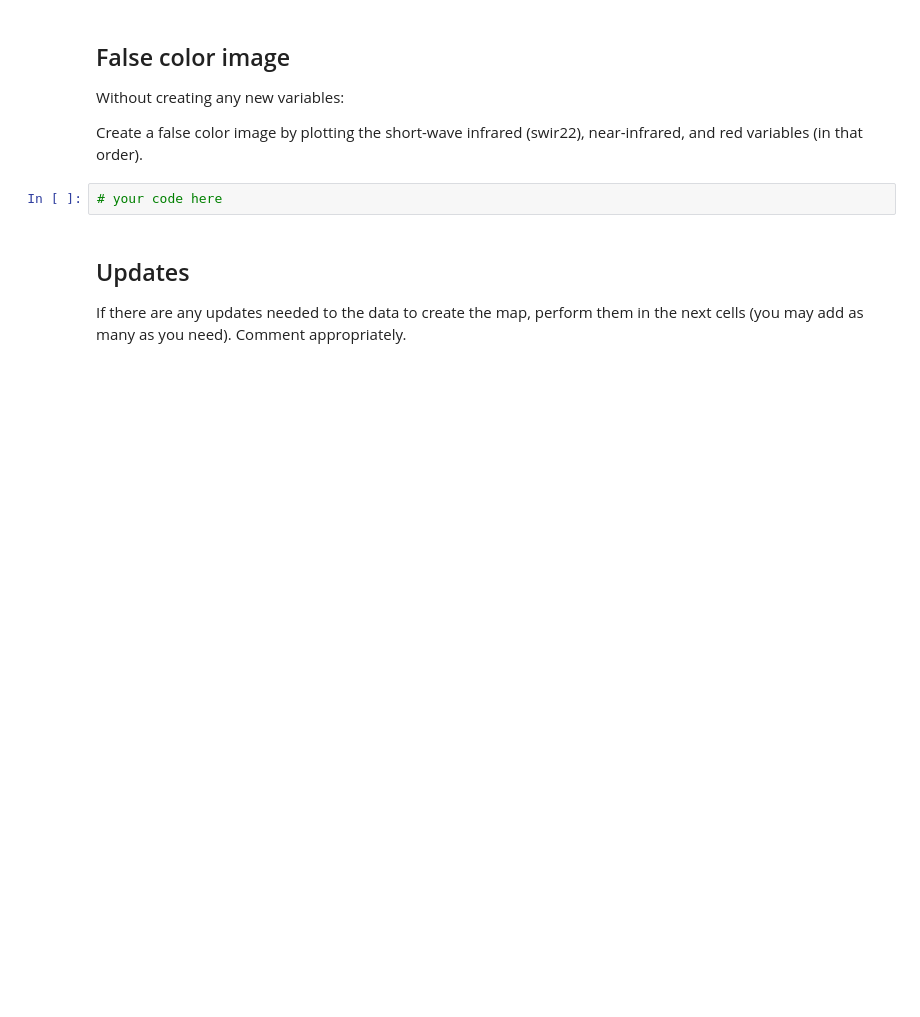
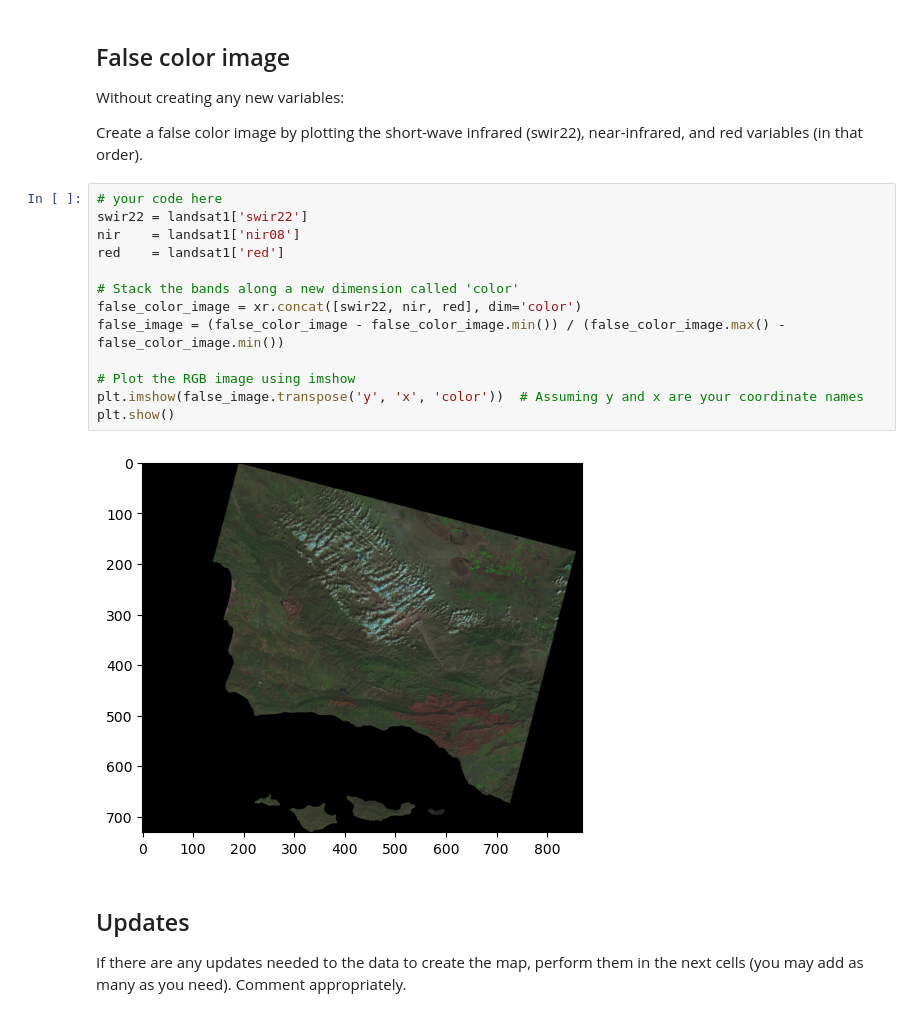
Before and after one commit to Sujan-Bhattarai12/eds220-hwk-4, a Jupyter notebook: hwk4-task2-false-color.ipynb, the cells around one changed output. Saved outputs shown, nothing was run; the diff lists cells and outputs as text; blank space fills up the shorter version.

```diff
--- a/hwk4-task2-false-color.ipynb
+++ b/hwk4-task2-false-color.ipynb
@@ -93,6 +164,19 @@ Without creating any new variables:
 Create a false color image by plotting the short-wave infrared (swir22), near-infrared, and red variables (in that order).
 # %%
 # your code here
+swir22 = landsat1['swir22']
+nir    = landsat1['nir08']
+red    = landsat1['red']
+
+# Stack the bands along a new dimension called 'color'
+false_color_image = xr.concat([swir22, nir, red], dim='color')
+false_image = (false_color_image - false_color_image.min()) / (false_color_image.max() - false_color_image.min())
+
+# Plot the RGB image using imshow
+plt.imshow(false_image.transpose('y', 'x', 'color'))  # Assuming y and x are your coordinate names
+plt.show()
+# %% [output]
+[figure, added]
 # %% [markdown]
 ## Updates
 
```
Also changed, not shown: parts of 10 cells of this notebook.
